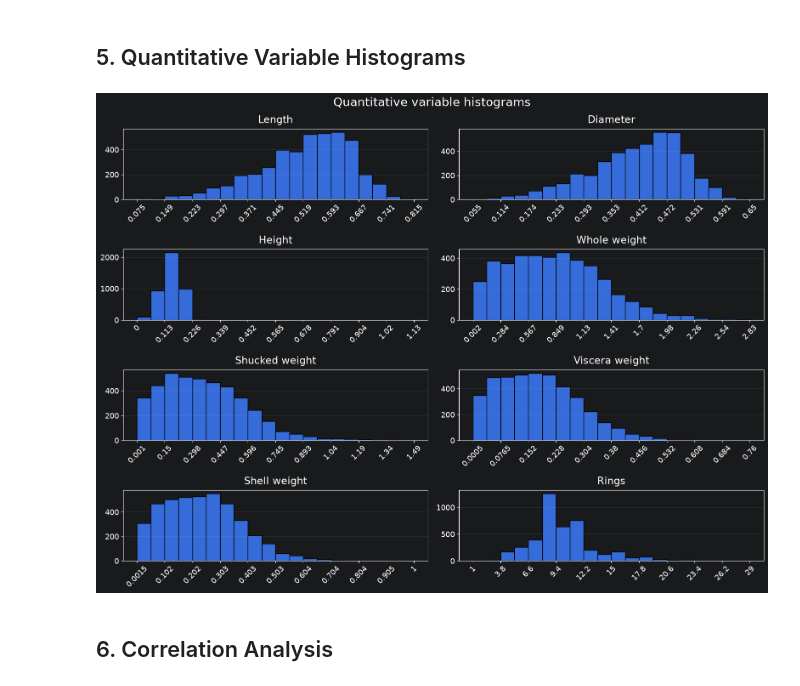
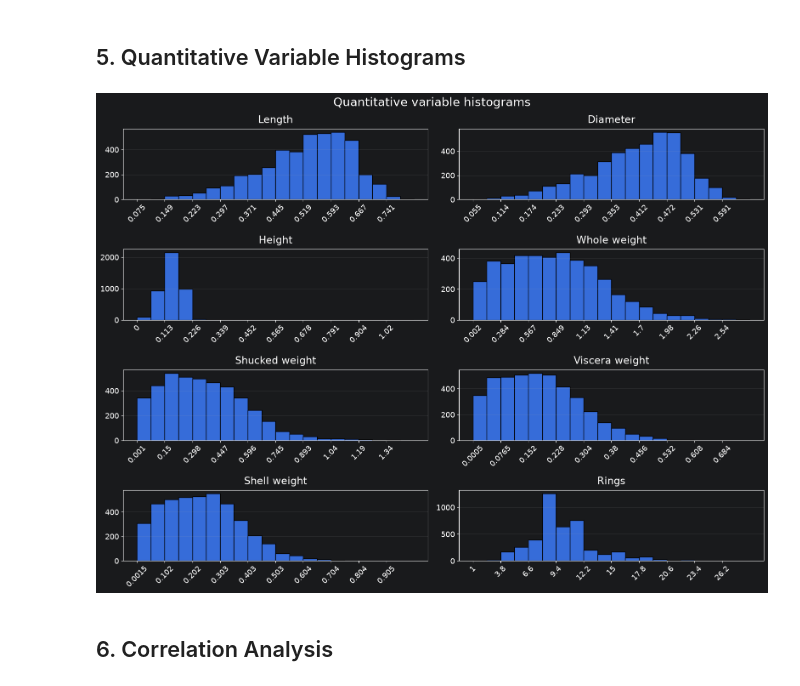
Before and after one commit to JakubRudy/programming-in-python, a Jupyter notebook: Assignment1/zadanie1.ipynb, the cells around one changed output. Drawn from its saved outputs; the diff is of its cells as text; code cells hidden in the pictures.

```diff
--- a/Assignment1/zadanie1.ipynb
+++ b/Assignment1/zadanie1.ipynb
@@ -88,25 +88,24 @@ plt.show()
 # %%
 axes = df[quant_cols].hist(
     figsize=(16, 12),
     bins=20,
     layout=(4, 2),
     edgecolor="black",
     grid=False,
 )
 
 for ax in axes.flat:
     borders = [bar.get_x() for bar in ax.patches]
-    borders.append(ax.patches[-1].get_x() + ax.patches[-1].get_width())
     ax.set_xticks(borders[::2])
     ax.xaxis.set_major_formatter("{x:.3g}")
     ax.tick_params(axis="x", labelrotation=45)
     ax.grid(axis="y", alpha=0.25)
 
 plt.suptitle("Quantitative variable histograms")
 plt.tight_layout()
 plt.show()
 # %% [output]
-[figure, old version]
+[figure, new version]
 # %% [markdown]
 ## 6. Correlation Analysis
 # %%
```
